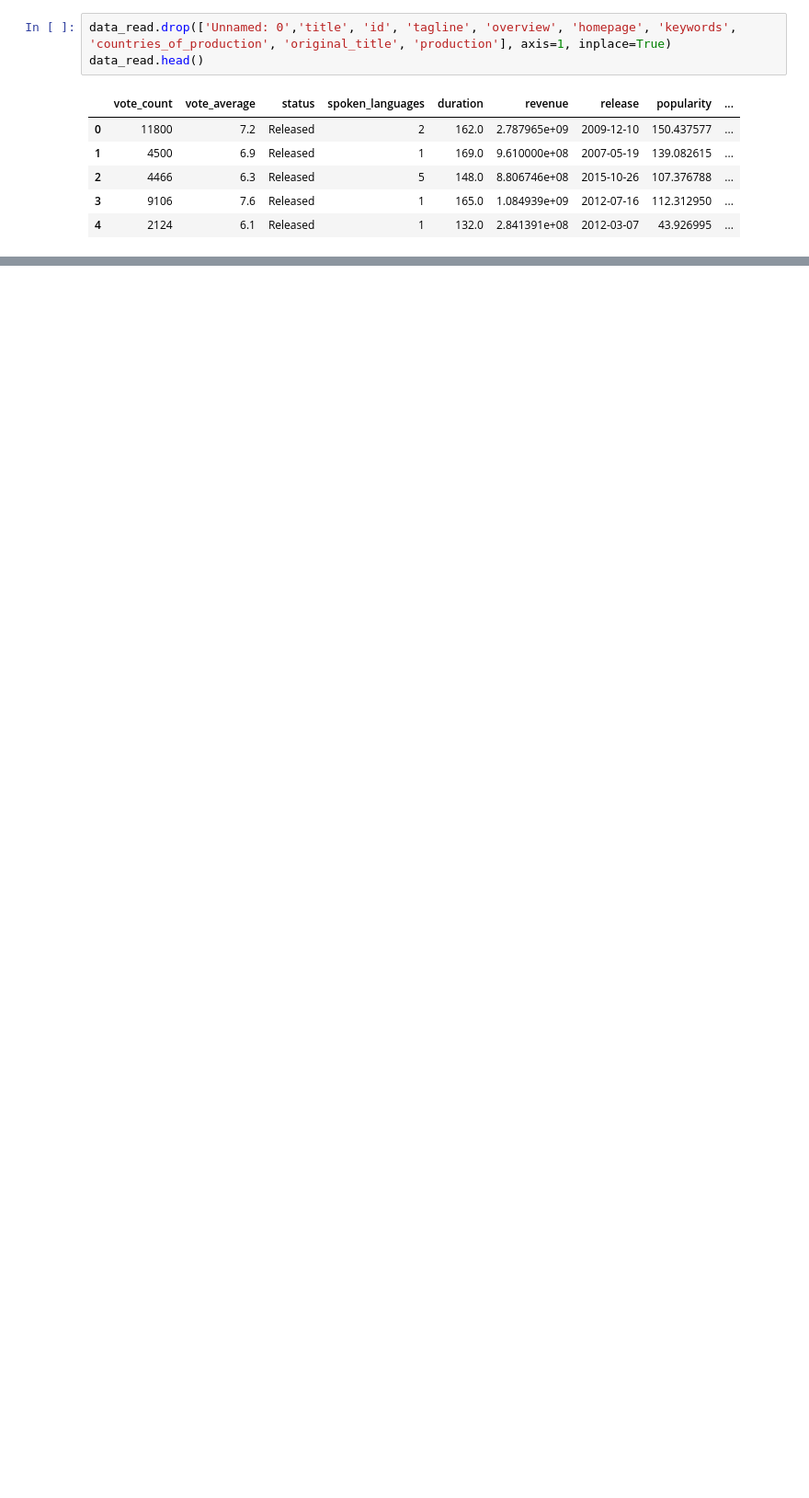
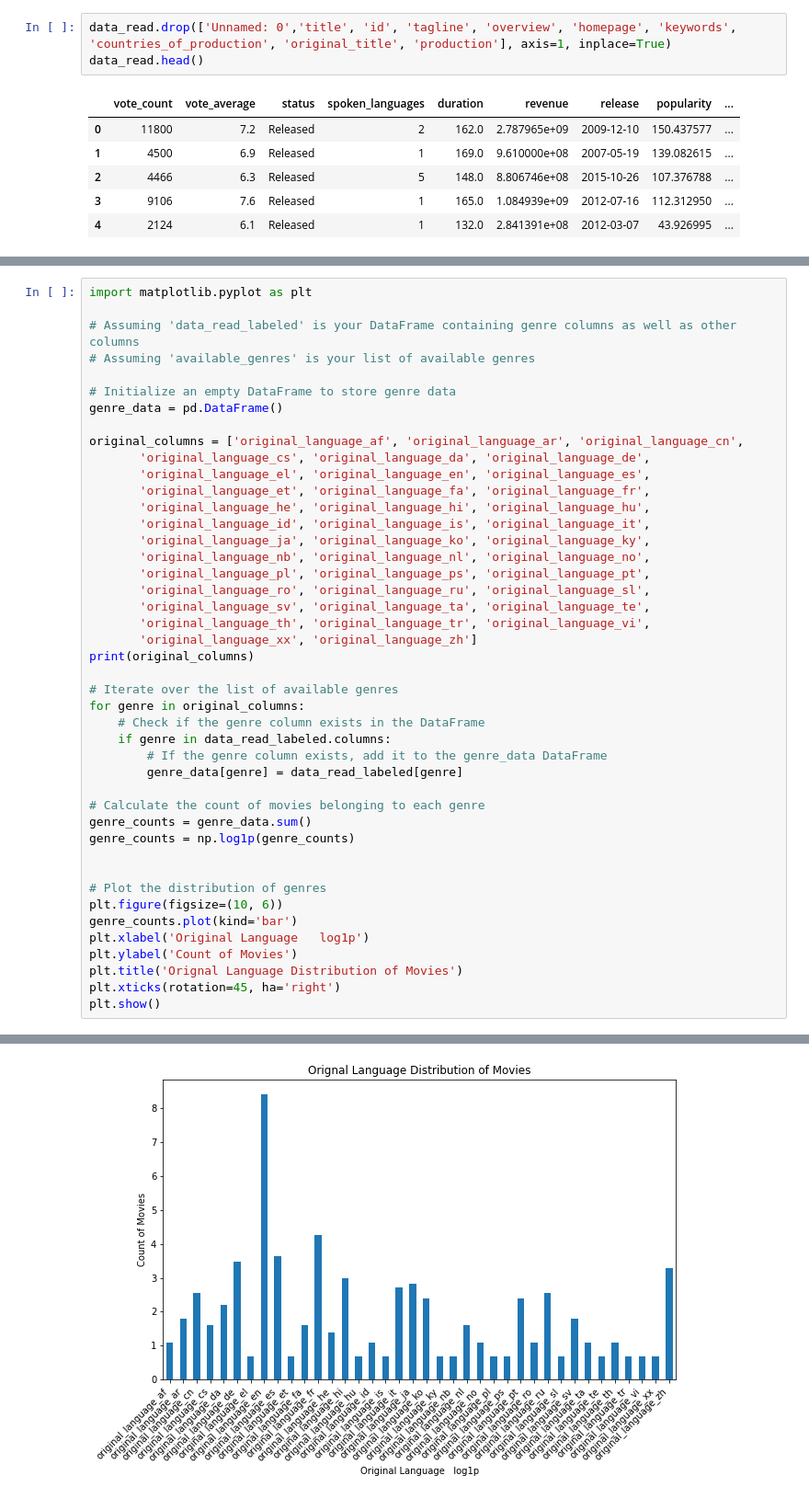
Before and after one commit to ELophem/Project_ML_2024, a Jupyter notebook: ProjectML.ipynb, the cells around one changed output, grey strips where cells are left out. Shown at 92% size. Cells and saved outputs as stored; diff of their text form; blank space fills up the shorter version.

```diff
--- a/ProjectML.ipynb
+++ b/ProjectML.ipynb
@@ -303,0 +450,45 @@ data_read.head()
+# %%
+import matplotlib.pyplot as plt
+
+# Assuming 'data_read_labeled' is your DataFrame containing genre columns as well as other columns
+# Assuming 'available_genres' is your list of available genres
+
+# Initialize an empty DataFrame to store genre data
+genre_data = pd.DataFrame()
+
+original_columns = ['original_language_af', 'original_language_ar', 'original_language_cn',
+       'original_language_cs', 'original_language_da', 'original_language_de',
+       'original_language_el', 'original_language_en', 'original_language_es',
+       'original_language_et', 'original_language_fa', 'original_language_fr',
+       'original_language_he', 'original_language_hi', 'original_language_hu',
+       'original_language_id', 'original_language_is', 'original_language_it',
+       'original_language_ja', 'original_language_ko', 'original_language_ky',
+       'original_language_nb', 'original_language_nl', 'original_language_no',
+       'original_language_pl', 'original_language_ps', 'original_language_pt',
+       'original_language_ro', 'original_language_ru', 'original_language_sl',
+       'original_language_sv', 'original_language_ta', 'original_language_te',
+       'original_language_th', 'original_language_tr', 'original_language_vi',
+       'original_language_xx', 'original_language_zh']
+print(original_columns)
+
+# Iterate over the list of available genres
+for genre in original_columns:
+    # Check if the genre column exists in the DataFrame
+    if genre in data_read_labeled.columns:
+        # If the genre column exists, add it to the genre_data DataFrame
+        genre_data[genre] = data_read_labeled[genre]
+
+# Calculate the count of movies belonging to each genre
+genre_counts = genre_data.sum()
+genre_counts = np.log1p(genre_counts)
+
+
+# Plot the distribution of genres
+plt.figure(figsize=(10, 6))
+genre_counts.plot(kind='bar')
+plt.xlabel('Original Language   log1p')
+plt.ylabel('Count of Movies')
+plt.title('Orignal Language Distribution of Movies')
+plt.xticks(rotation=45, ha='right')
+plt.show()
+# %% [output]
@@ -303,0 +496 @@ data_read.head()
+[figure, added]
```
Also changed, not shown: parts of 20 cells of this notebook.
